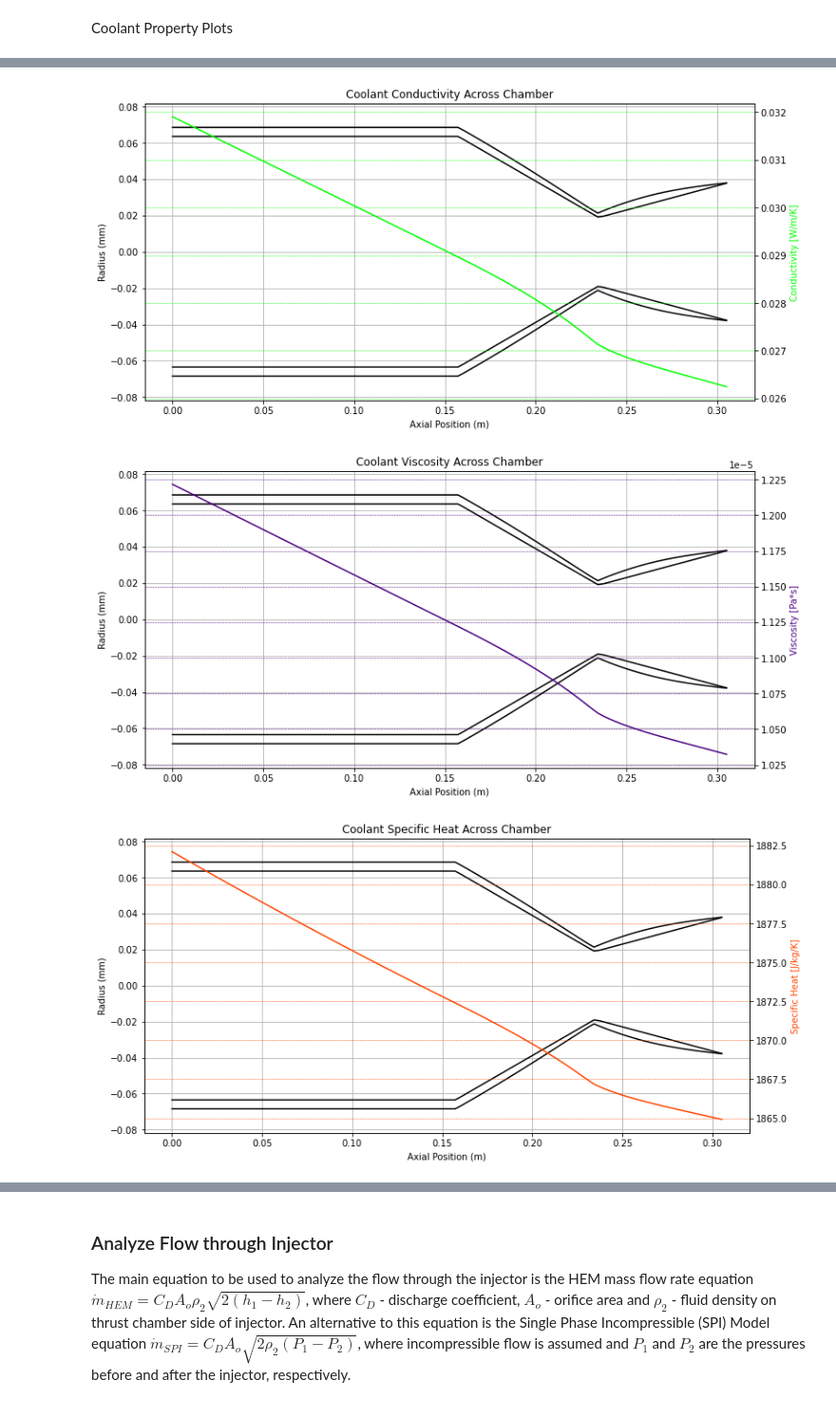
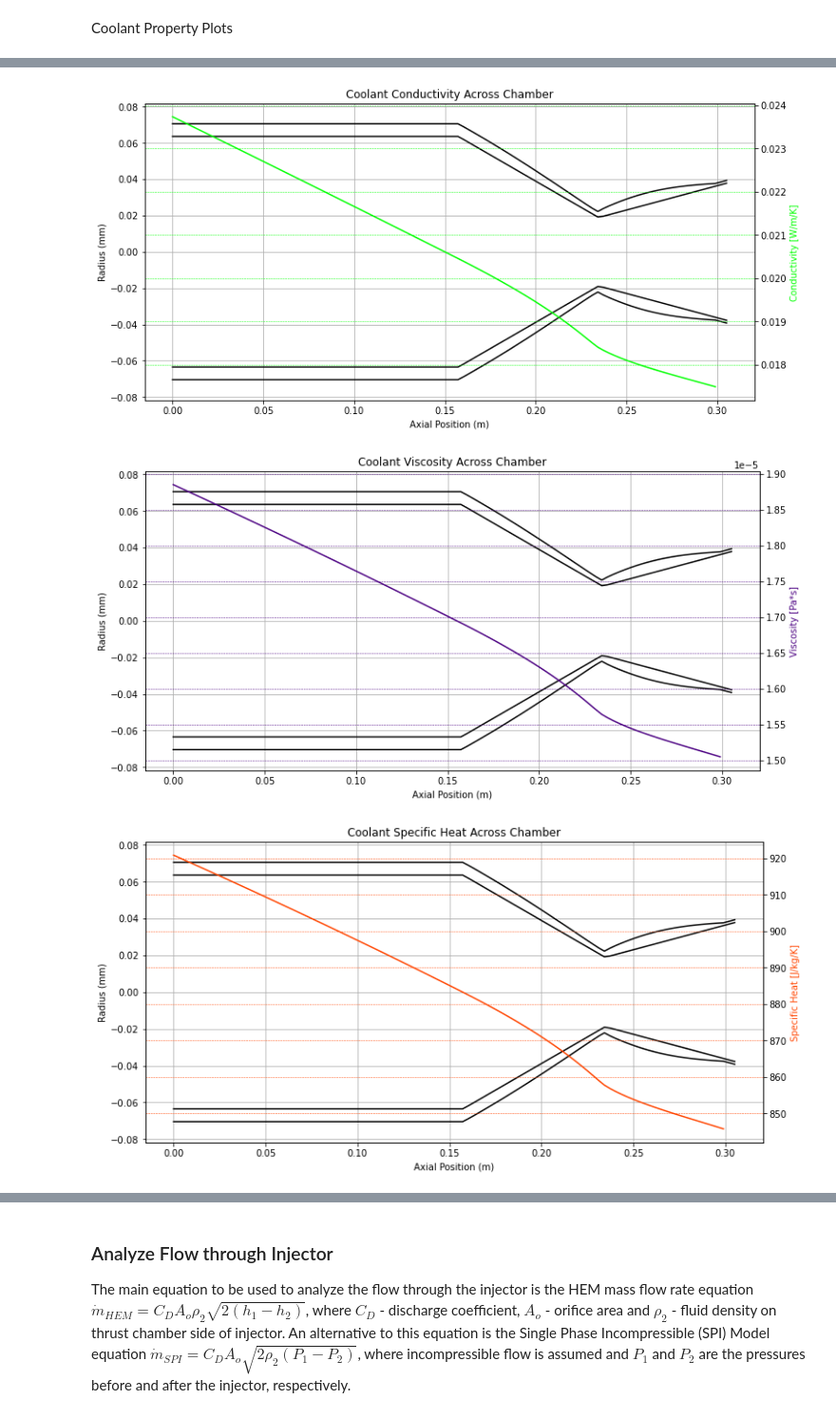
Before and after one commit to Project-Liquid/TheRocket, a Jupyter notebook: RegenSolver/subsupersolver.ipynb, the cells around one changed output, grey strips where cells are left out. Shown at 95% size. Drawn from its saved outputs; the diff is of its cells as text; code cells hidden in the pictures.

```diff
--- a/RegenSolver/subsupersolver.ipynb
+++ b/RegenSolver/subsupersolver.ipynb
@@ -48,7 +48,7 @@ def_P0 = 2.758e+6 # [Pa] - first chamber (stagnation) pressure guess
 def_Ti = 300      # [K] - first chamber inlet temperature guess
 def_T_ci = 300 # [Pa] - coolant inlet pressure
 def_P_ci = 4.0e+6 # [Pa] - coolant inlet pressure
-def_x_off = 0.0 # [m] - cooling jacket offset
+def_x_off = 0.005 # [m] - cooling jacket offset
 def_T_hw = 1373 # [K] - target hot wall temperature (should be below 1373 K)
 def_T_cw = 623 # [K] - target cold wall temperature (should be below 623 K)
 def_N_channels = 30 # [-] - number of cooling channels
@@ -57,7 +57,7 @@ def_t_rib = 0.001 # [m] thickness of ribs
 def_k_wall = 20 # [W/mK] - thermal conductivity of wall
 def_N = 100 # number of nodes
 
-def_heating_c = 0.55 # [W] - ratio of real Q that is used in the model (to validate model behavior without incredible pressure drop)
+def_heating_c = 0.4 # [W] - ratio of real Q that is used in the model (to validate model behavior without incredible pressure drop)
 # %% [markdown]
 Additionally, it is possible to define target temperatures via linear lines:
 - $USE\_LINEAR\_TEMP$ - flag to indicate whether we define target temperatures as being constant or as linear curves (False - use constant values $T_{hw}$ and $T_{cw}$; True - use values defined below).
@@ -82,10 +82,9 @@ T_cwi = 575 # [K] - nozzle inlet temperature
 # %% [markdown]
 Based on coolant inlet pressure $P_{ci}$ and coolant inlet quality $X_{ci}$ we can determine the coolant inlet temperature $T_{ci}$ and the coolant initial enthalpy $H_i$.
 # %%
-coolant_name = 'NITROUSOXIDE'
+# define coolant
+coolant_symbol = "CO2" # Cantera symbol for water
 
-# determine coolant inlet temperature
-def_T_ci = 300 # [K] - coolant inlet temperature - only sets if outside saturated vapor state
 H_ci = 0 # [J/kg] - enthalpy of coolant inlet
 # %% [markdown]
 ### Retrieve Chamber Geometry
@@ -1849,6 +1846,7 @@ axs2.plot([node.x for node in nodesc], [node.cp_c for node in nodesc], color = "
 axs2.set_ylabel("Specific Heat [J/kg/K]", color = "orangered")
 plt.show()
 
+'''
 # plot enthalpy throughout coolant flow on backdrop of enthalpy curves
 # plot h_f and h_g as a function of P
 P_plot = np.linspace(87837.4, 7.245e+06 , 100)
@@ -1866,4 +1864,5 @@ axs.set_ylabel("Enthalpy (J/kg)")
 axs.set_title("Enthalpy of Saturated Liquid and Vapor")
 axs.legend()
 plt.savefig(plotfolder + "saturatedenthalpy.png", dpi=300)
+'''
 # %% [output]
@@ -1871,3 +1870,3 @@ plt.savefig(plotfolder + "saturatedenthalpy.png", dpi=300)
-[figure, old version]
+[figure, new version]
-[figure, old version]
+[figure, new version]
-[figure, old version]
+[figure, new version]
```
Also changed, not shown: parts of 15 cells of this notebook, 20 other files.
